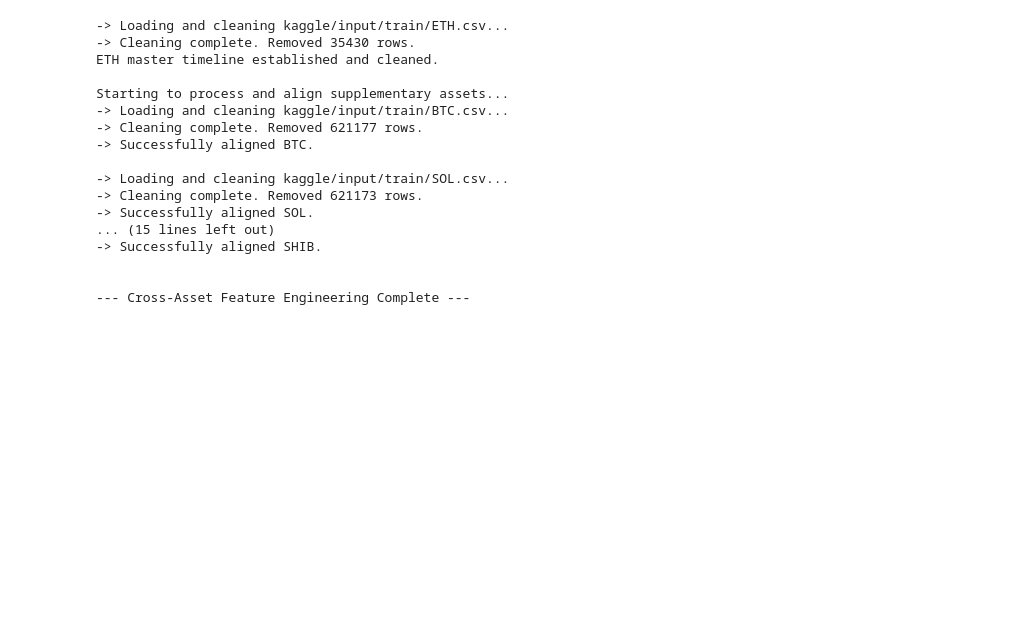
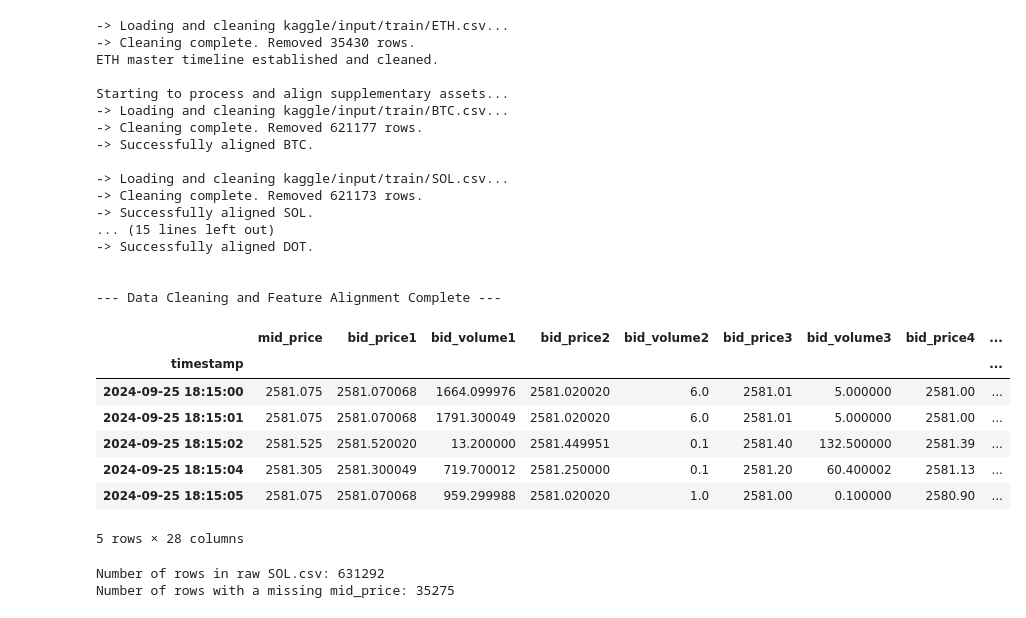
Before and after one commit to ShravaniAWanjari/go-quant-assignment, a Jupyter notebook: gqimpliedvol-starter-notebook.ipynb, the cells around one changed output. Saved outputs shown, nothing was run; the diff lists cells and outputs as text; code cells hidden in the pictures; blank space fills up the shorter version.

Commit message:
its 1 am and I am done with data part totally confident about it, tomorrow modeling for this data. Took a calmer route today with precaution so many that's why i finished early

```diff
--- a/shravani-wanjari-gq-submission (1).ipynb
+++ b/gqimpliedvol-starter-notebook.ipynb
@@ -81,48 +96,79 @@ def load_and_clean_asset_data(file_path):
 
     return asset_df
 # %%
-# Load and clean the main ETH data, which will serve as our master timeline
+# ---
+# Load, Clean, and Align All Data
+# ---
+
+# 1. Load and clean the main ETH data using our new function
 eth_file_path = 'kaggle/input/train/ETH.csv'
 train_df = load_and_clean_asset_data(eth_file_path)
 print("ETH master timeline established and cleaned.")
 
-# Define supplementary assets and create their realized volatility features
-supplementary_assets = ['BTC', 'SOL', 'LINK', 'DOGE', 'DOT', 'SHIB']
+
+# 2. Loop through supplementary assets, clean them, and align features
+supplementary_assets = ['BTC', 'SOL', 'LINK', 'DOGE', 'SHIB', 'DOT']
 
 print("\nStarting to process and align supplementary assets...")
 for asset_name in supplementary_assets:
     file_path = f'kaggle/input/train/{asset_name}.csv'
 
+    # Load and clean the asset data using our function
+    # We only need the mid_price for this feature, so we can be efficient
     asset_df = load_and_clean_asset_data(file_path)
 
+    # Calculate Feature: Realized Volatility
     asset_df['log_return'] = np.log(asset_df['mid_price']).diff()
     feature_name = f'{asset_name.lower()}_realized_vol_600s'
     feature_df = asset_df['log_return'].rolling(window='600s').std().to_frame(name=feature_name)
 
+    # Reindex the clean feature to the clean master timeline
     aligned_feature = feature_df.reindex(train_df.index, method='ffill')
     train_df = train_df.join(aligned_feature, how='left')
 
     print(f"-> Successfully aligned {asset_name}.\n")
 
 train_df.dropna(inplace=True)
 
-print("\n--- Cross-Asset Feature Engineering Complete ---")
+print("\n--- Data Cleaning and Feature Alignment Complete ---")
+display(train_df.head())
 # %% [output]
 -> Loading and cleaning kaggle/input/train/ETH.csv...
 -> Cleaning complete. Removed 35430 rows.
 ETH master timeline established and cleaned.
 
 Starting to process and align supplementary assets...
 -> Loading and cleaning kaggle/input/train/BTC.csv...
 -> Cleaning complete. Removed 621177 rows.
 -> Successfully aligned BTC.
 
 -> Loading and cleaning kaggle/input/train/SOL.csv...
 -> Cleaning complete. Removed 621173 rows.
 -> Successfully aligned SOL.
 ... (15 lines left out)
--> Successfully aligned SHIB.
+-> Successfully aligned DOT.
 
 
---- Cross-Asset Feature Engineering Complete ---
+--- Data Cleaning and Feature Alignment Complete ---
+|  | mid_price | bid_price1 | bid_volume1 | bid_price2 | bid_volume2 | bid_price3 | bid_volume3 | bid_price4 | ... |
+| timestamp |  |  |  |  |  |  |  |  | ... |
+| 2024-09-25 18:15:00 | 2581.075 | 2581.070068 | 1664.099976 | 2581.020020 | 6.0 | 2581.01 | 5.000000 | 2581.00 | ... |
+| 2024-09-25 18:15:01 | 2581.075 | 2581.070068 | 1791.300049 | 2581.020020 | 6.0 | 2581.01 | 5.000000 | 2581.00 | ... |
+| 2024-09-25 18:15:02 | 2581.525 | 2581.520020 | 13.200000 | 2581.449951 | 0.1 | 2581.40 | 132.500000 | 2581.39 | ... |
+| 2024-09-25 18:15:04 | 2581.305 | 2581.300049 | 719.700012 | 2581.250000 | 0.1 | 2581.20 | 60.400002 | 2581.13 | ... |
+| 2024-09-25 18:15:05 | 2581.075 | 2581.070068 | 959.299988 | 2581.020020 | 1.0 | 2581.00 | 0.100000 | 2580.90 | ... |
+5 rows × 28 columns
+# %%
+# --- Sanity Check for Missing Data ---
+# Load the RAW file before any cleaning
+raw_sol_df = pd.read_csv('kaggle/input/train/SOL.csv')
+
+# Count how many rows have a missing 'mid_price'
+missing_prices = raw_sol_df['mid_price'].isna().sum()
+
+print(f"Number of rows in raw SOL.csv: {len(raw_sol_df)}")
+print(f"Number of rows with a missing mid_price: {missing_prices}")
+# %% [output]
+Number of rows in raw SOL.csv: 631292
+Number of rows with a missing mid_price: 35275
 # %%
```
Also changed, not shown: parts of 13 cells of this notebook, 4 other files.
